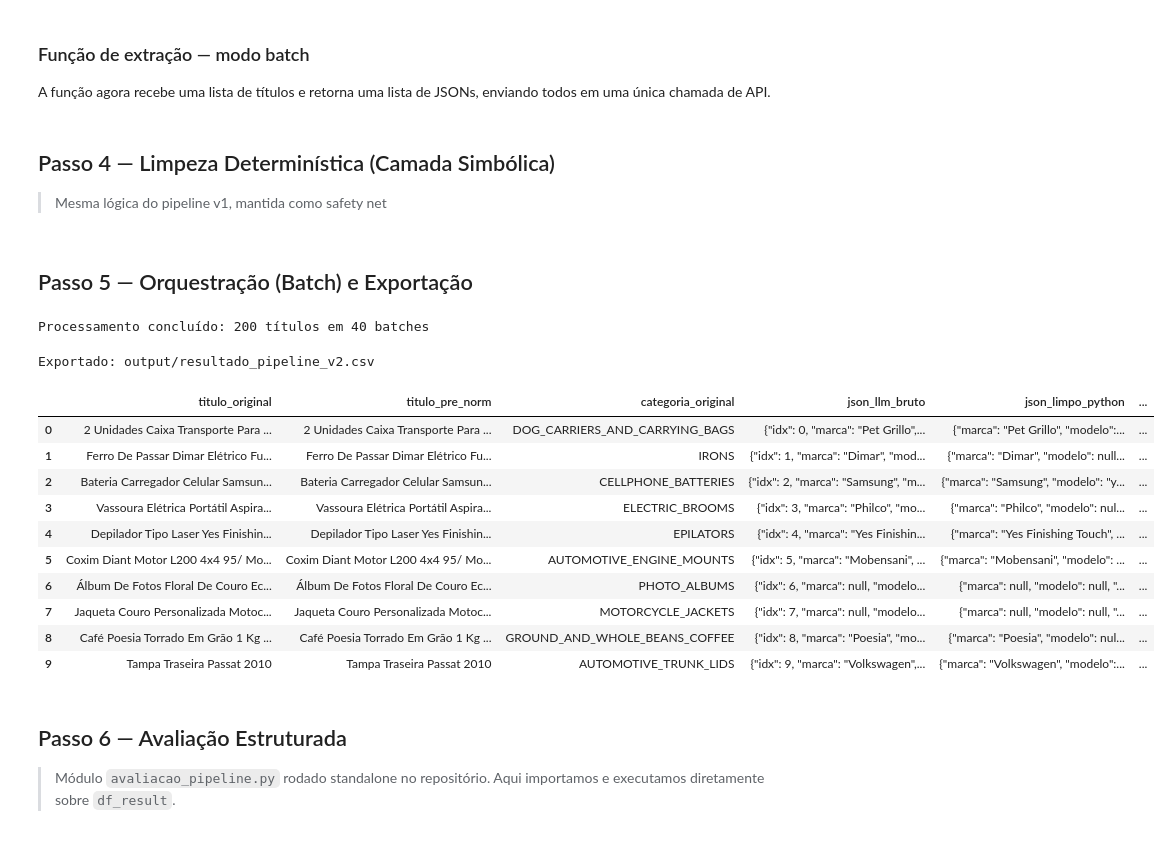
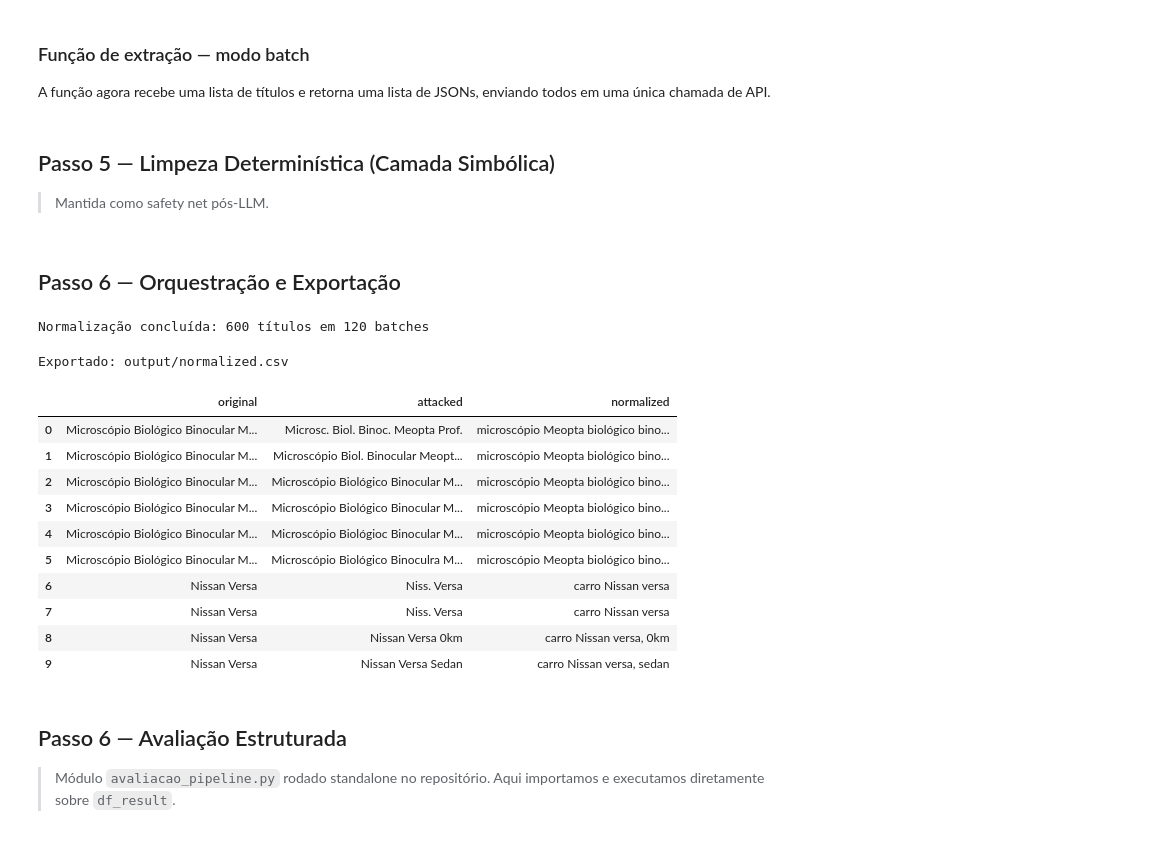
Before and after one commit to HumbertoNunesLira/POC-NLP, a Jupyter notebook: model_v2.ipynb, the cells around one changed output. Saved outputs shown, nothing was run; the diff lists cells and outputs as text; code cells hidden in the pictures.

```diff
--- a/model_v2.ipynb
+++ b/model_v2.ipynb
@@ -156,11 +285,9 @@ Pré-normalização (Ditto-inspired):
   Panela de Pressão 4,5 Litros                  → Panela de Pressão 4500ml
   Cerveja Heineken 600 ml Pack 6                → Cerveja Heineken 600 ml Pack 6
 # %%
-# Aplicar pré-normalização à amostra
-df_sample["titulo_pre_normalizado"] = df_sample["title"].apply(pre_normalize_title)
+df_attack["titulo_pre_normalizado"] = df_attack["attacked"].apply(pre_normalize_title)
 
-# Quantificar impacto
-alterados = (df_sample["title"] != df_sample["titulo_pre_normalizado"]).sum()
-print(f"Títulos alterados pela pré-normalização: {alterados}/{len(df_sample)} ({alterados/len(df_sample)*100:.1f}%)")
-df_sample[df_sample["title"] != df_sample["titulo_pre_normalizado"]][["title", "titulo_pre_normalizado"]].head(10)
+alterados = (df_attack["attacked"] != df_attack["titulo_pre_normalizado"]).sum()
+print(f"Títulos alterados pela pré-normalização: {alterados}/{len(df_attack)} ({alterados/len(df_attack)*100:.1f}%)")
+df_attack[df_attack["attacked"] != df_attack["titulo_pre_normalizado"]][["attacked", "titulo_pre_normalizado"]].head(10)
 # %% [output]
@@ -285,6 +410,7 @@ def extract_batch_llm(
 
     try:
         response = client.generate_content(user_prompt)
+        usage = response.usage_metadata
         raw_text = response.text.strip()
 
         # Limpa markdown se houver
@@ -322,9 +448,9 @@ def extract_batch_llm(
         logger.error("Erro LLM batch: %s", e)
         return [{} for _ in titles]
 # %% [markdown]
-## Passo 4 — Limpeza Determinística (Camada Simbólica)
+## Passo 5 — Limpeza Determinística (Camada Simbólica)
 
-> Mesma lógica do pipeline v1, mantida como safety net
+> Mantida como safety net pós-LLM.
 # %%
 _RE_SPACES     = re.compile(r"\s+")
 _RE_VOLUME_ML  = re.compile(r"(\d+(?:[.,]\d+)?)\s*ml", re.I)
@@ -426,5 +563,5 @@ def build_canonical_name(cleaned_json: dict) -> str:
 # %% [markdown]
-## Passo 5 — Orquestração (Batch) e Exportação
+## Passo 6 — Orquestração e Exportação
 # %%
 os.makedirs("output", exist_ok=True)
 
@@ -439,37 +576,31 @@ client = genai.GenerativeModel(
     ),
 )
 # %%
-# ── Loop principal com batch prompting ─────────────────────────
-titles_pre = df_sample["titulo_pre_normalizado"].tolist()
-categories = df_sample["category"].tolist()
+# ── Loop principal de normalização (batch) ─────────────────────
+titles_pre = df_attack["titulo_pre_normalizado"].tolist()
 n = len(titles_pre)
 
 all_raw_jsons  = [None] * n
 all_cleaned    = [None] * n
 all_canonical  = [None] * n
 
-for batch_start in tqdm(range(0, n, BATCH_SIZE), desc="Batches", unit="batch"):
+for batch_start in tqdm(range(0, n, BATCH_SIZE), desc="Normalizando", unit="batch"):
     batch_end    = min(batch_start + BATCH_SIZE, n)
     batch_titles = titles_pre[batch_start:batch_end]
-    batch_cats   = categories[batch_start:batch_end]
+    batch_cats   = [""] * len(batch_titles)  # sem categoria no novo fluxo
 
     raw_list = extract_batch_llm(batch_titles, batch_cats, client, start_idx=batch_start)
 
-    # Alinhar resultados com os títulos do batch
     for local_i in range(batch_end - batch_start):
         global_i = batch_start + local_i
 
-        # Tentar encontrar o JSON correspondente pelo idx
         matched = None
         for r in raw_list:
             if isinstance(r, dict) and r.get("idx") == global_i:
                 matched = r
                 break
-
-        # Fallback: usar posição se idx não bate
         if matched is None and local_i < len(raw_list):
             matched = raw_list[local_i] if isinstance(raw_list[local_i], dict) else {}
-
         if matched is None:
             matched = {}
 
@@ -480,37 +611,34 @@ for batch_start in tqdm(range(0, n, BATCH_SIZE), desc="Batches", unit="batch"):
         all_cleaned[global_i]   = cleaned
         all_canonical[global_i] = canon
 
-    time.sleep(2)  # rate limit gentil (menor que v1 graças ao batch)
+    time.sleep(2)
 
-print(f"Processamento concluído: {n} títulos em {(n + BATCH_SIZE - 1) // BATCH_SIZE} batches")
+print(f"Normalização concluída: {n} títulos em {(n + BATCH_SIZE - 1) // BATCH_SIZE} batches")
 # %% [output]
-Processamento concluído: 200 títulos em 40 batches
+Normalização concluída: 600 títulos em 120 batches
 # %%
 df_result = pd.DataFrame({
-    "titulo_original":     df_sample["title"].values,
-    "titulo_pre_norm":     df_sample["titulo_pre_normalizado"].values,
-    "categoria_original":  df_sample["category"].values,
-    "json_llm_bruto":      [json.dumps(r, ensure_ascii=False) for r in all_raw_jsons],
-    "json_limpo_python":   [json.dumps(c, ensure_ascii=False) for c in all_cleaned],
-    "nome_canonico_final": all_canonical,
+    "original":   df_attack["original"].values,
+    "attacked":   df_attack["attacked"].values,
+    "normalized": all_canonical,
 })
 
-df_result.to_csv(OUTPUT_PATH, index=False, encoding="utf-8-sig")
-print(f"Exportado: {OUTPUT_PATH}")
+df_result.to_csv(NORMALIZED_PATH, index=False, encoding="utf-8-sig")
+print(f"Exportado: {NORMALIZED_PATH}")
 df_result.head(10)
 # %% [output]
-Exportado: output/resultado_pipeline_v2.csv
+Exportado: output/normalized.csv
-|  | titulo_original | titulo_pre_norm | categoria_original | json_llm_bruto | json_limpo_python | ... |
-| 0 | 2 Unidades Caixa Transporte Para ... | 2 Unidades Caixa Transporte Para ... | DOG_CARRIERS_AND_CARRYING_BAGS | {"idx": 0, "marca": "Pet Grillo",... | {"marca": "Pet Grillo", "modelo":... | ... |
-| 1 | Ferro De Passar Dimar Elétrico Fu... | Ferro De Passar Dimar Elétrico Fu... | IRONS | {"idx": 1, "marca": "Dimar", "mod... | {"marca": "Dimar", "modelo": null... | ... |
-| 2 | Bateria Carregador Celular Samsun... | Bateria Carregador Celular Samsun... | CELLPHONE_BATTERIES | {"idx": 2, "marca": "Samsung", "m... | {"marca": "Samsung", "modelo": "y... | ... |
-| 3 | Vassoura Elétrica Portátil Aspira... | Vassoura Elétrica Portátil Aspira... | ELECTRIC_BROOMS | {"idx": 3, "marca": "Philco", "mo... | {"marca": "Philco", "modelo": nul... | ... |
-| 4 | Depilador Tipo Laser Yes Finishin... | Depilador Tipo Laser Yes Finishin... | EPILATORS | {"idx": 4, "marca": "Yes Finishin... | {"marca": "Yes Finishing Touch", ... | ... |
-| 5 | Coxim Diant Motor L200 4x4 95/ Mo... | Coxim Diant Motor L200 4x4 95/ Mo... | AUTOMOTIVE_ENGINE_MOUNTS | {"idx": 5, "marca": "Mobensani", ... | {"marca": "Mobensani", "modelo": ... | ... |
-| 6 | Álbum De Fotos Floral De Couro Ec... | Álbum De Fotos Floral De Couro Ec... | PHOTO_ALBUMS | {"idx": 6, "marca": null, "modelo... | {"marca": null, "modelo": null, "... | ... |
-| 7 | Jaqueta Couro Personalizada Motoc... | Jaqueta Couro Personalizada Motoc... | MOTORCYCLE_JACKETS | {"idx": 7, "marca": null, "modelo... | {"marca": null, "modelo": null, "... | ... |
-| 8 | Café Poesia Torrado Em Grão 1 Kg ... | Café Poesia Torrado Em Grão 1 Kg ... | GROUND_AND_WHOLE_BEANS_COFFEE | {"idx": 8, "marca": "Poesia", "mo... | {"marca": "Poesia", "modelo": nul... | ... |
-| 9 | Tampa Traseira Passat 2010 | Tampa Traseira Passat 2010 | AUTOMOTIVE_TRUNK_LIDS | {"idx": 9, "marca": "Volkswagen",... | {"marca": "Volkswagen", "modelo":... | ... |
+|  | original | attacked | normalized |
+| 0 | Microscópio Biológico Binocular M... | Microsc. Biol. Binoc. Meopta Prof. | microscópio Meopta biológico bino... |
+| 1 | Microscópio Biológico Binocular M... | Microscópio Biol. Binocular Meopt... | microscópio Meopta biológico bino... |
+| 2 | Microscópio Biológico Binocular M... | Microscópio Biológico Binocular M... | microscópio Meopta biológico bino... |
+| 3 | Microscópio Biológico Binocular M... | Microscópio Biológico Binocular M... | microscópio Meopta biológico bino... |
+| 4 | Microscópio Biológico Binocular M... | Microscópio Biológioc Binocular M... | microscópio Meopta biológico bino... |
+| 5 | Microscópio Biológico Binocular M... | Microscópio Biológico Binoculra M... | microscópio Meopta biológico bino... |
+| 6 | Nissan Versa | Niss. Versa | carro Nissan versa |
+| 7 | Nissan Versa | Niss. Versa | carro Nissan versa |
+| 8 | Nissan Versa | Nissan Versa 0km | carro Nissan versa, 0km |
+| 9 | Nissan Versa | Nissan Versa Sedan | carro Nissan versa, sedan |
 # %% [markdown]
 ## Passo 6 — Avaliação Estruturada
 
```
Also changed, not shown: parts of 28 cells of this notebook, 2 other files.
